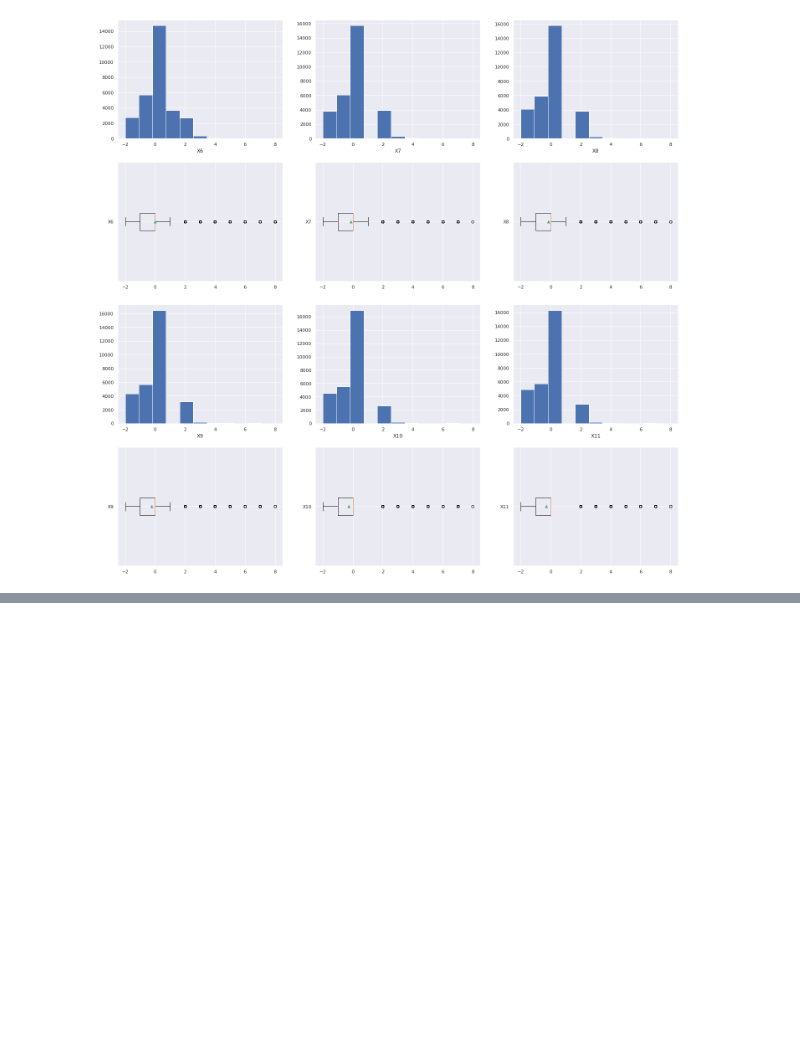
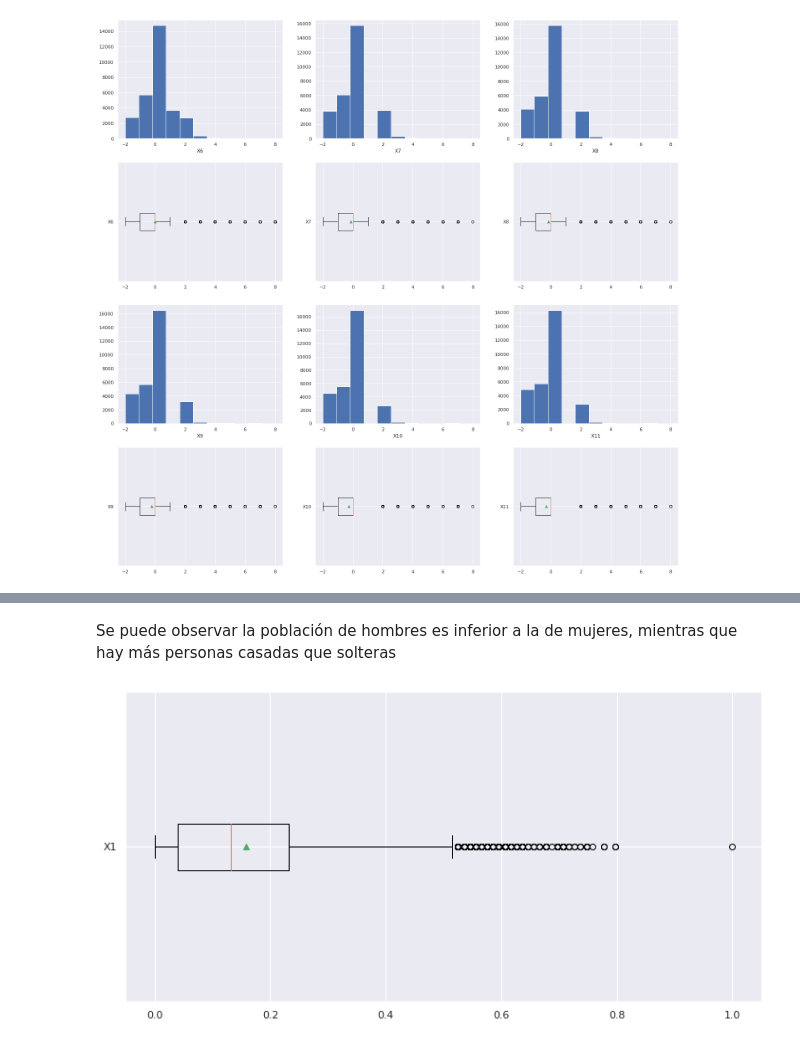
Before and after one commit to PosgradoMNA/actividades-de-aprendizaje-pnogueron, a Jupyter notebook: Semana_6_Actividad_A01097897.ipynb, the cells around one changed output, grey strips where cells are left out. Cells and saved outputs as stored; diff of their text form; code cells hidden in the pictures; blank space fills up the shorter version.

```diff
--- a/Semana_6_Actividad_A01097897.ipynb
+++ b/Semana_6_Actividad_A01097897.ipynb
@@ -587,0 +603,14 @@ plt.show()
+# %% [markdown]
+Se puede observar la población de hombres es inferior a la de mujeres, mientras que hay más personas casadas que solteras
+# %%
+#Monto de credito y edad
+variables_cuantitativas_s1 = ['X1']
+fig, axes = plt.subplots(1, 1)    # Definimos nicho
+
+for k in range(0, 1):
+  plt.subplot(1, 1, k + 1)
+  plt.boxplot(ndf[variables_cuantitativas_s1[k]], vert = False, showmeans = True, labels = variables_cuantitativas_s1[k : k + 1] )
+
+plt.show()
+# %% [output]
+[figure, added]
```
Also changed, not shown: parts of 6 cells of this notebook.
